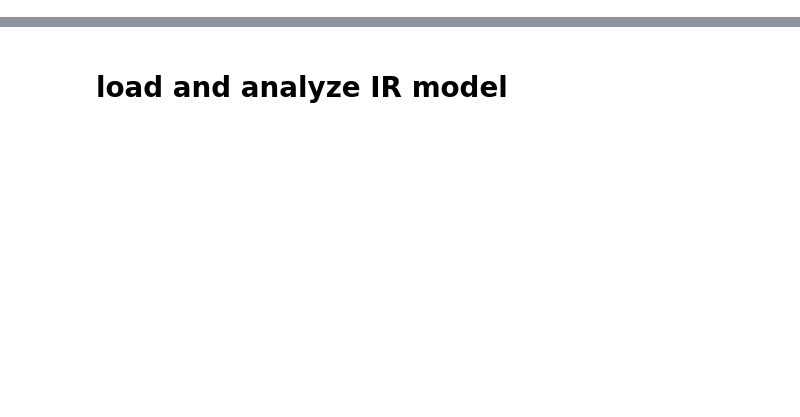
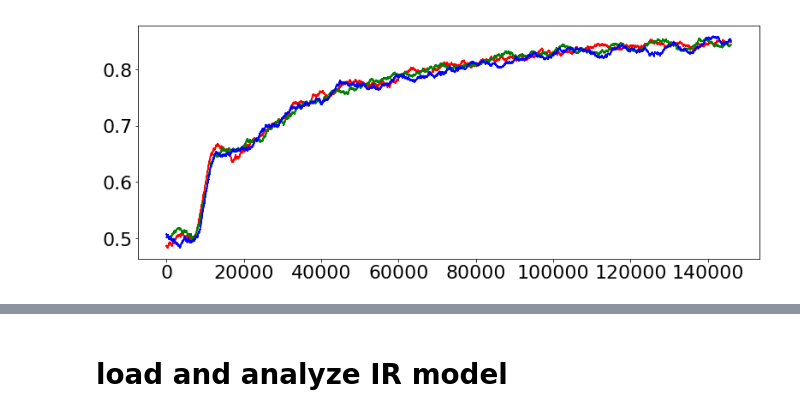
Before and after one commit to andrebeu/nback, a Jupyter notebook: pure EM - item recognition.ipynb, the cells around one changed output, grey strips where cells are left out. Saved outputs shown, nothing was run; the diff lists cells and outputs as text; code cells hidden in the pictures; blank space fills up the shorter version.

```diff
--- a/pure EM - item recognition.ipynb
+++ b/pure EM - item recognition.ipynb
@@ -26,0 +100,7 @@ def mov_avg(arr,wind=5000):
+# %%
+plt.figure(figsize=(13,5))
+cL = ['r','g','b']
+for t in range(3):
+  plt.plot(mov_avg(trsc[:,t],4000),c=cL[t])
+# %% [output]
+[figure, added]
```
Also changed, not shown: parts of 38 cells of this notebook, 6 other files.
